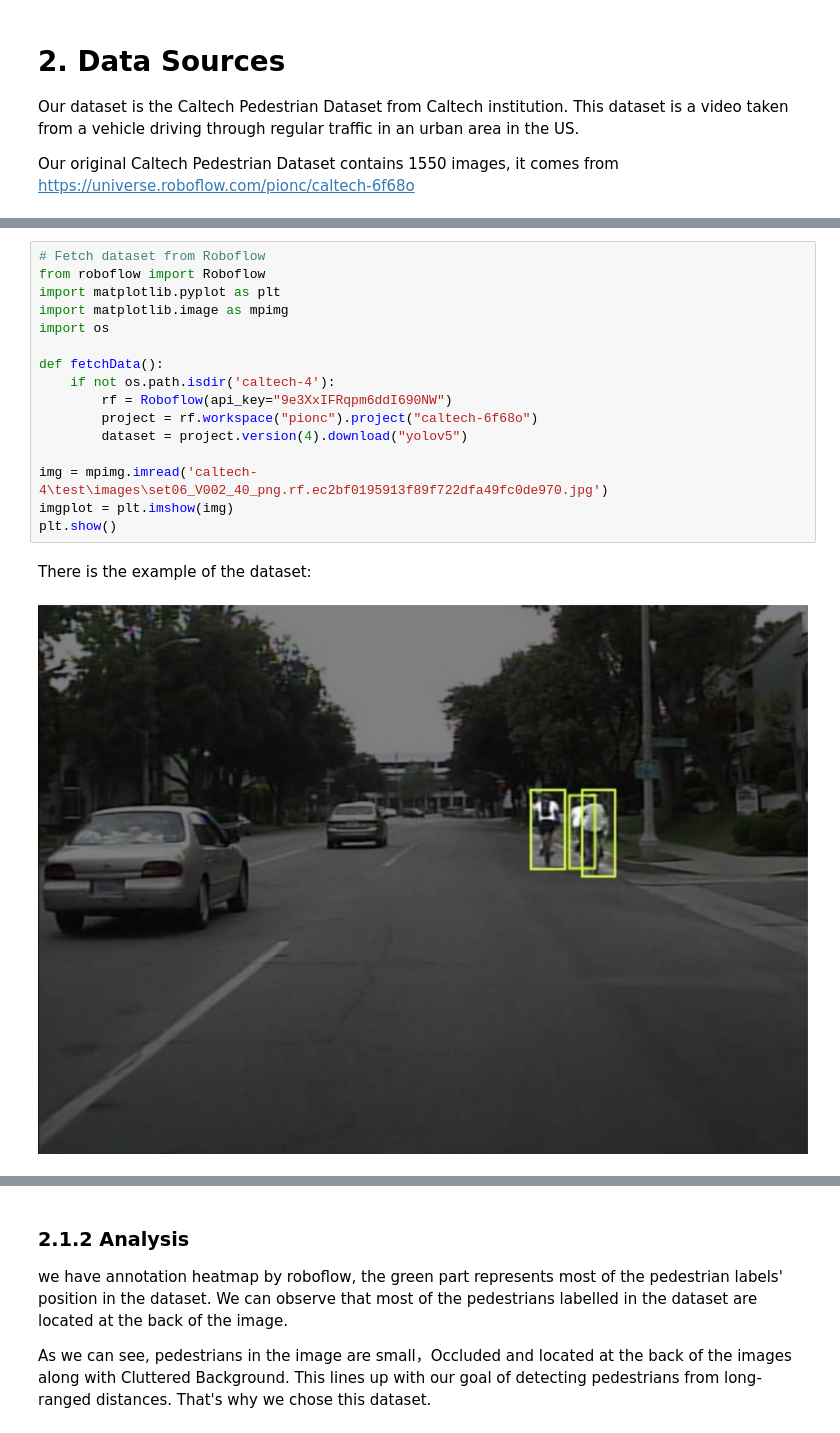
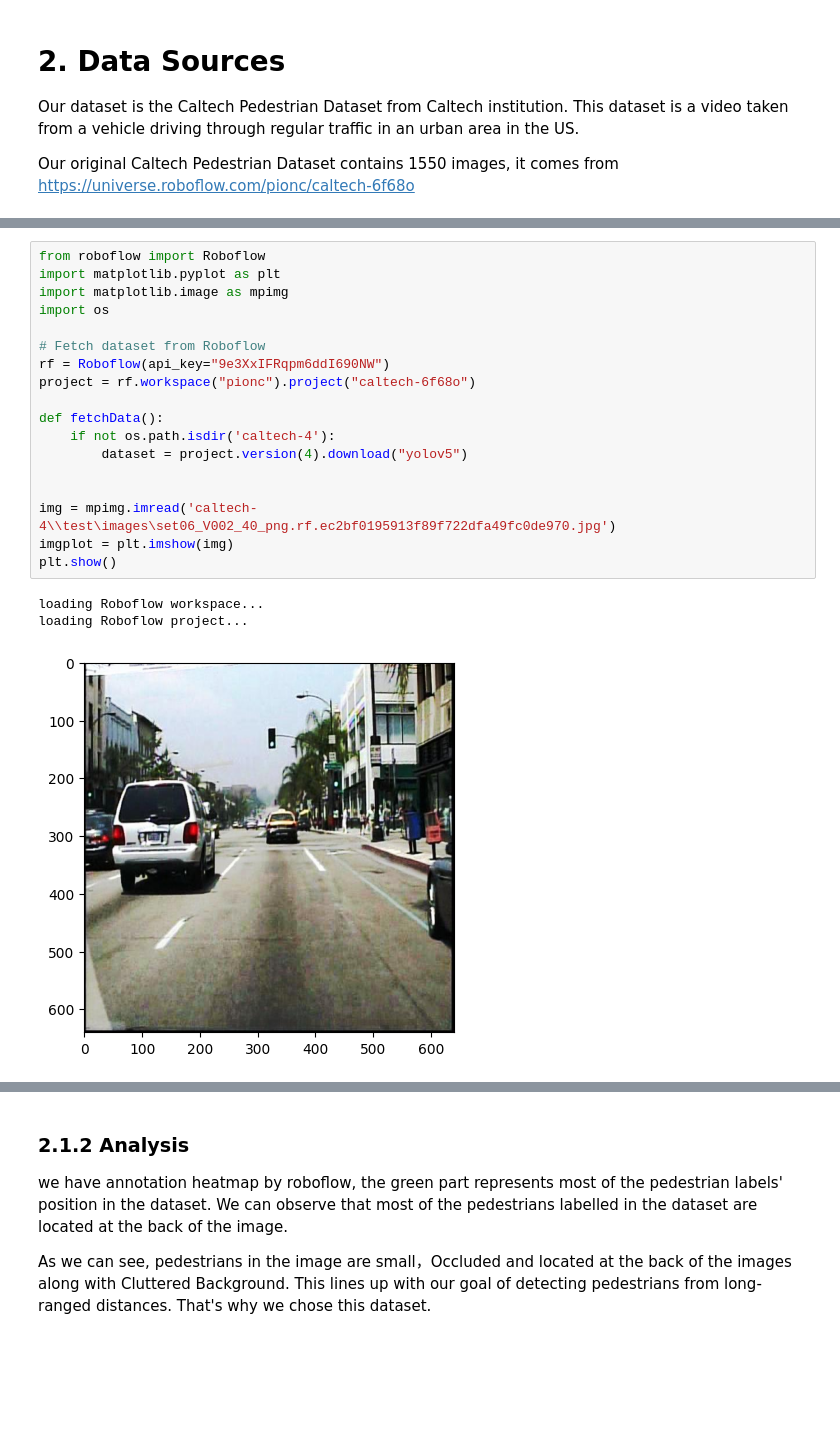
Before and after one commit to Bigbugman/yolov5-pedestrian-dection, a Jupyter notebook: submission.ipynb, the cells around one changed output, grey strips where cells are left out. Drawn from its saved outputs; the diff is of its cells as text; blank space fills up the shorter version.

Commit message:
Add models, add plots for labeled graph

```diff
--- a/submission.ipynb
+++ b/submission.ipynb
@@ -32,21 +35,22 @@ Our original Caltech Pedestrian Dataset contains 1550 images, it comes from http
 # %%
-# Fetch dataset from Roboflow
 from roboflow import Roboflow
 import matplotlib.pyplot as plt
 import matplotlib.image as mpimg
 import os
 
+# Fetch dataset from Roboflow
+rf = Roboflow(api_key="9e3XxIFRqpm6ddI690NW")
+project = rf.workspace("pionc").project("caltech-6f68o")
+
 def fetchData():
     if not os.path.isdir('caltech-4'):
-        rf = Roboflow(api_key="9e3XxIFRqpm6ddI690NW")
-        project = rf.workspace("pionc").project("caltech-6f68o")
         dataset = project.version(4).download("yolov5")
 
-img = mpimg.imread('caltech-4\test\images\set06_V002_40_png.rf.ec2bf0195913f89f722dfa49fc0de970.jpg')
+
+img = mpimg.imread('caltech-4\\test\images\set06_V002_40_png.rf.ec2bf0195913f89f722dfa49fc0de970.jpg')
 imgplot = plt.imshow(img)
 plt.show()
+# %% [output]
+loading Roboflow workspace...
+loading Roboflow project...
+[figure, added]
-# %% [markdown]
-There is the example of the dataset:
-# %% [markdown]
-
-![image.png](attachment:image.png)
```
Also changed, not shown: parts of 10 cells of this notebook.
